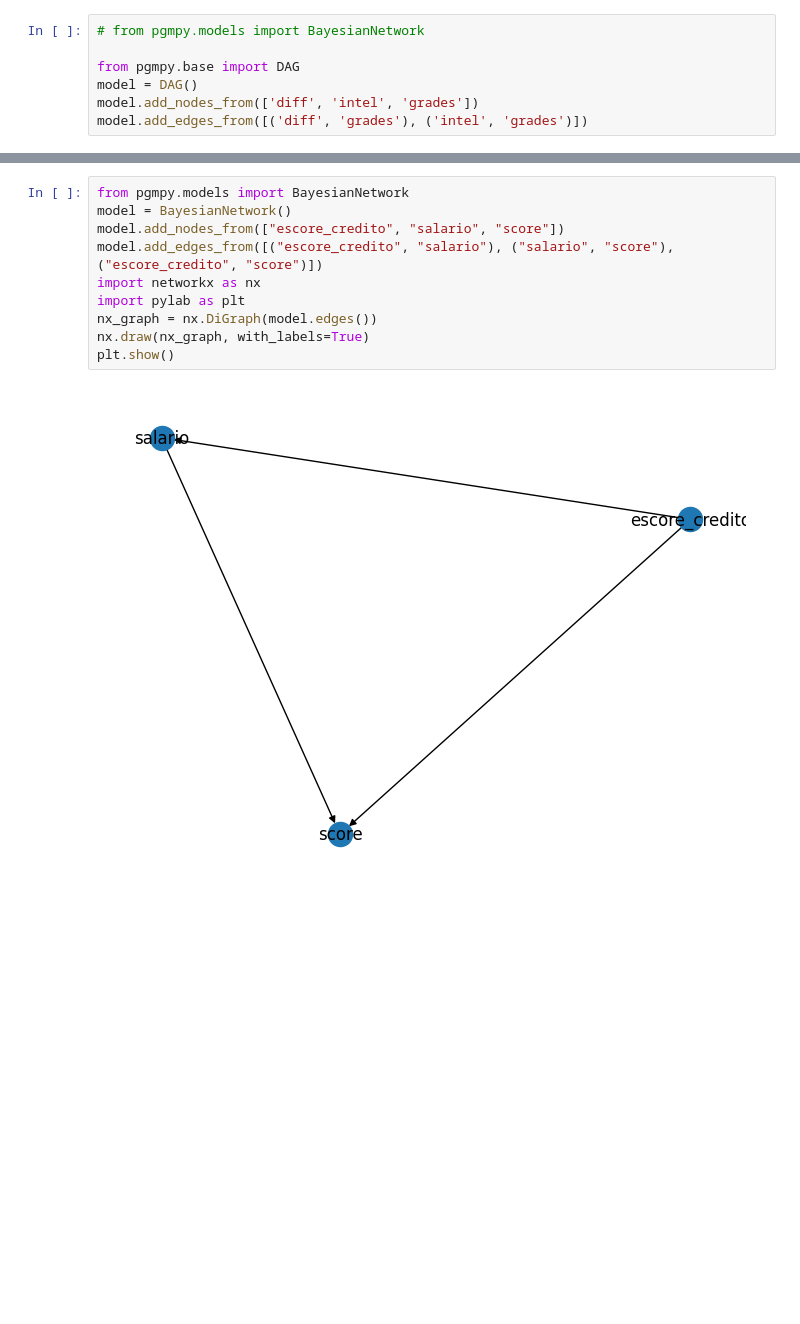
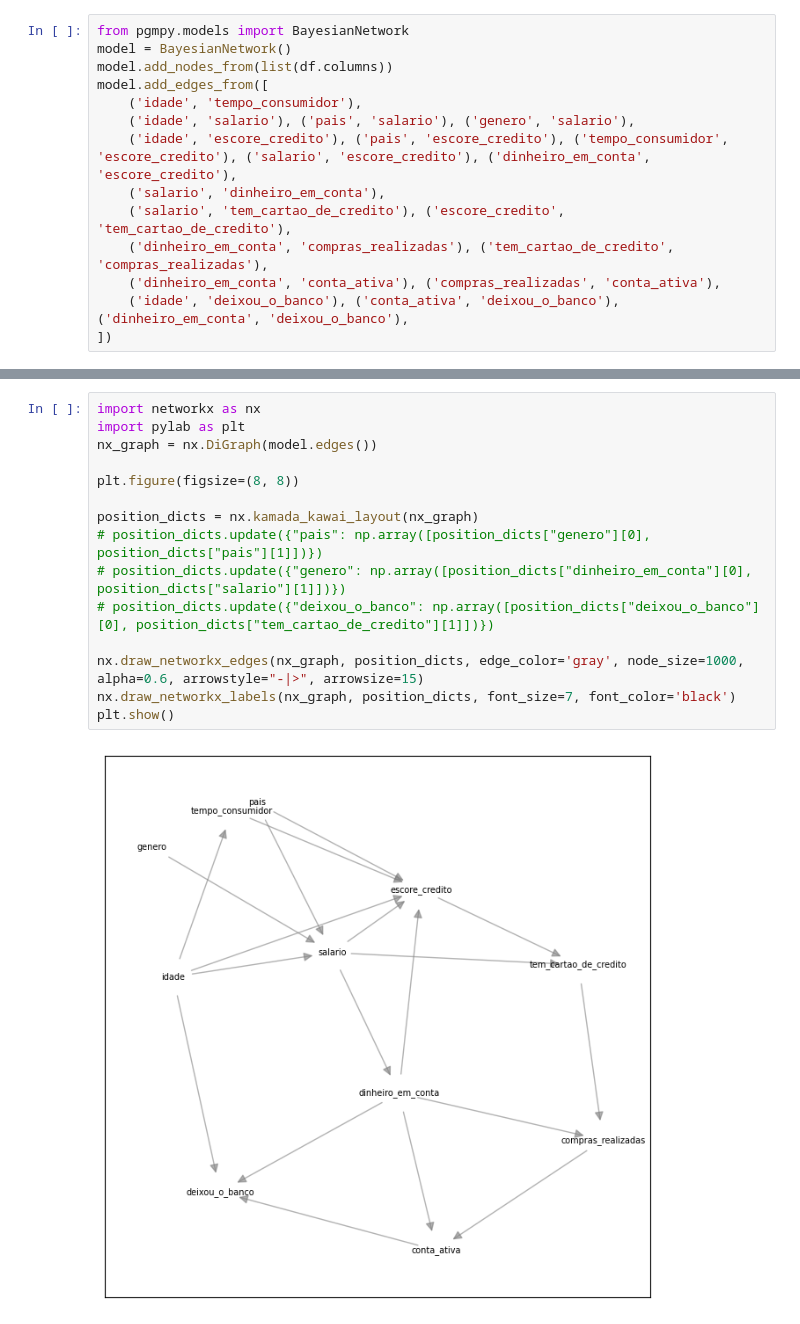
Before and after one commit to vitaliset/projetos-de-estudo, a Jupyter notebook: causal_inference_exercise2/causal.ipynb, the cells around one changed output, grey strips where cells are left out. Cells and saved outputs as stored; diff of their text form; blank space fills up the shorter version.

```diff
--- a/causal_inference_exercise2/causal.ipynb
+++ b/causal_inference_exercise2/causal.ipynb
@@ -3,8 +6,15 @@ import pandas as pd
 df = pd.read_csv("churn.csv")
 # %%
-# from pgmpy.models import BayesianNetwork
-
-from pgmpy.base import DAG
-model = DAG()
-model.add_nodes_from(['diff', 'intel', 'grades'])
-model.add_edges_from([('diff', 'grades'), ('intel', 'grades')])
+from pgmpy.models import BayesianNetwork
+model = BayesianNetwork()
+model.add_nodes_from(list(df.columns))
+model.add_edges_from([
+    ('idade', 'tempo_consumidor'),
+    ('idade', 'salario'), ('pais', 'salario'), ('genero', 'salario'),
+    ('idade', 'escore_credito'), ('pais', 'escore_credito'), ('tempo_consumidor', 'escore_credito'), ('salario', 'escore_credito'), ('dinheiro_em_conta', 'escore_credito'),
+    ('salario', 'dinheiro_em_conta'),
+    ('salario', 'tem_cartao_de_credito'), ('escore_credito', 'tem_cartao_de_credito'),
+    ('dinheiro_em_conta', 'compras_realizadas'), ('tem_cartao_de_credito', 'compras_realizadas'),
+    ('dinheiro_em_conta', 'conta_ativa'), ('compras_realizadas', 'conta_ativa'),
+    ('idade', 'deixou_o_banco'), ('conta_ativa', 'deixou_o_banco'), ('dinheiro_em_conta', 'deixou_o_banco'),
+])
@@ -27,15 +21,20 @@ list(df.columns)
 # %%
-from pgmpy.models import BayesianNetwork
-model = BayesianNetwork()
-model.add_nodes_from(["escore_credito", "salario", "score"])
-model.add_edges_from([("escore_credito", "salario"), ("salario", "score"), ("escore_credito", "score")])
 import networkx as nx
 import pylab as plt
 nx_graph = nx.DiGraph(model.edges())
-nx.draw(nx_graph, with_labels=True)
+
+plt.figure(figsize=(8, 8))
+
+position_dicts = nx.kamada_kawai_layout(nx_graph)
+# position_dicts.update({"pais": np.array([position_dicts["genero"][0], position_dicts["pais"][1]])})
+# position_dicts.update({"genero": np.array([position_dicts["dinheiro_em_conta"][0], position_dicts["salario"][1]])})
+# position_dicts.update({"deixou_o_banco": np.array([position_dicts["deixou_o_banco"][0], position_dicts["tem_cartao_de_credito"][1]])})
+
+nx.draw_networkx_edges(nx_graph, position_dicts, edge_color='gray', node_size=1000, alpha=0.6, arrowstyle="-|>", arrowsize=15)
+nx.draw_networkx_labels(nx_graph, position_dicts, font_size=7, font_color='black')
 plt.show()
 # %% [output]
-[figure, old version]
+[figure, new version]
 # %%
 from pgmpy.inference import CausalInference
 inference = CausalInference(model=model)
```
Also changed, not shown: parts of 15 cells of this notebook, 1 other file.
